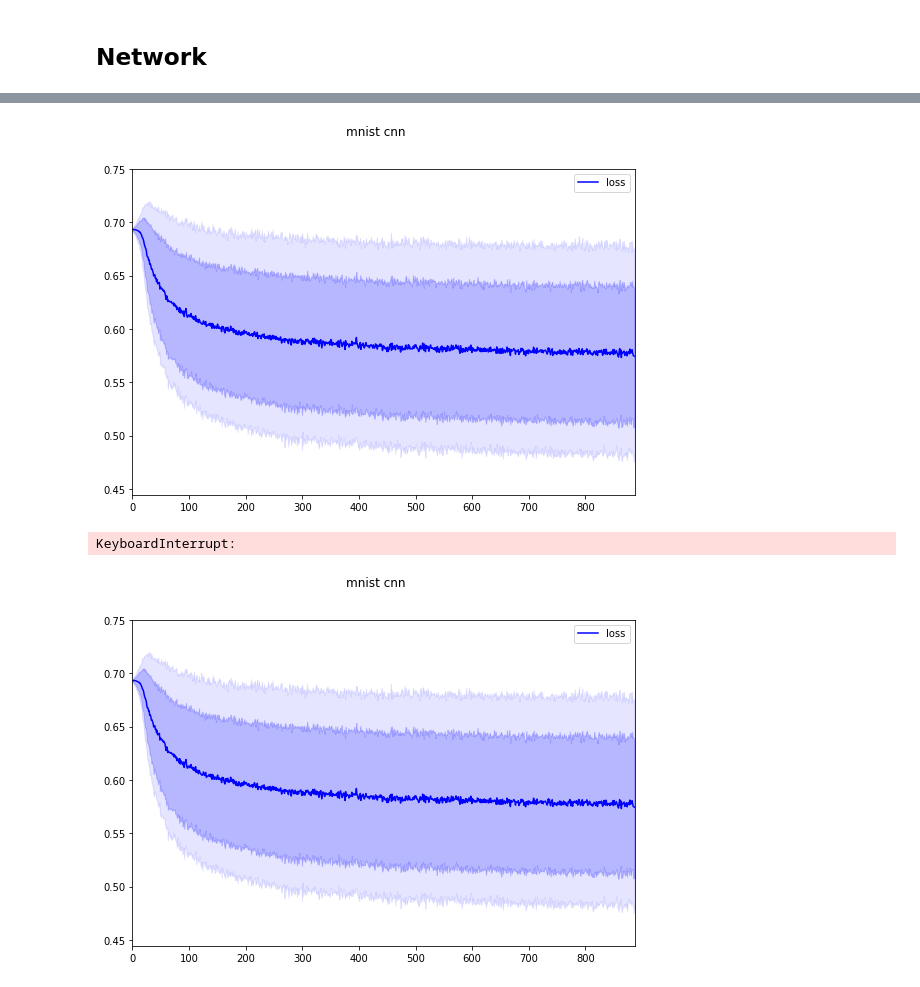
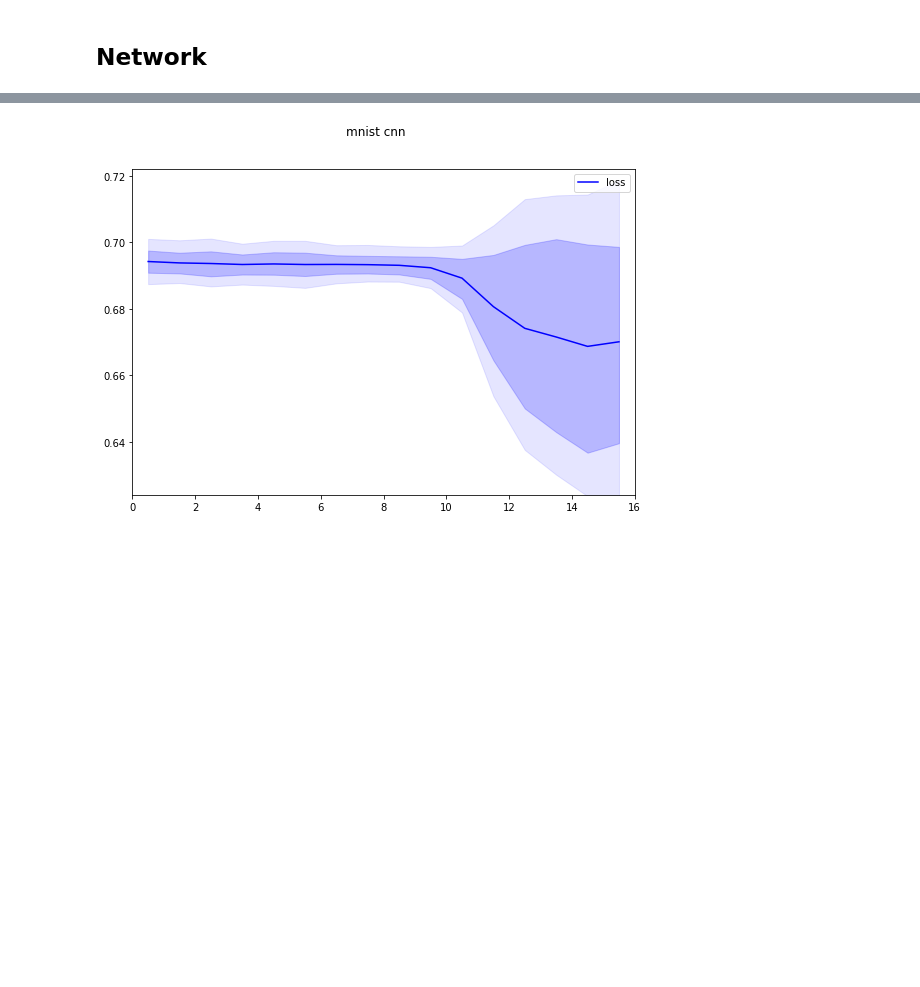
Before and after one commit to HSE-LAMBDA/unlabeled_learning, a Jupyter notebook: MNIST-rotated-CNN.ipynb, the cells around one changed output, grey strips where cells are left out. Drawn from its saved outputs; the diff is of its cells as text; code cells hidden in the pictures; blank space fills up the shorter version.

Commit message:
Updated MNIST

```diff
--- a/MNIST-rotated-CNN.ipynb
+++ b/MNIST-rotated-CNN.ipynb
@@ -141,7 +153,8 @@ f, = nn(X)
 # %%
 losses = y * T.nnet.softplus(-f) + (1 - y) * T.nnet.softplus(f)
 
-loss = T.mean(w * losses)
+pure_loss = T.mean(w * losses)
+loss = pure_loss + 1.0e-3 * nn.reg_l2()
 # %%
 grad = theano.grad(T.sum(losses), nn.params())
 
@@ -153,37 +166,35 @@ get_grad_norm = theano.function([X, y], grad_norm)
 # %%
 learning_rate = T.fscalar()
 
-upd, rst = resetable.adam(grad, nn.params(), learning_rate=learning_rate)
+upd, rst = resetable.adam(loss, nn.params(), learning_rate=learning_rate)
 
 train = theano.function(
     [X, y, w, learning_rate],
-    [loss, grad_norm],
+    [pure_loss, grad_norm],
     updates=upd, allow_input_downcast=True
 )
 
 reset = theano.function([], None, updates=rst)
-# %%
-watcher = SNNWatcher(title='mnist cnn', mode='fill')
-
-num_epoches = 1024
-num_batches = X_train.shape[0] // 32
-
-losses = np.ndarray(shape=(num_epoches, num_batches), dtype='float32')
-w = np.ones(shape=(X_train.shape[0], ), dtype='float32')
-
-stream = streams.inf_random(X_train.shape[0], batch_size=32)
-
-for i in range(num_epoches):
-    for j in range(num_batches):
-        indx = next(stream)
-        losses[i, j], _ = train(X_train[indx], y_train[indx], w[indx], 1.0e-3)
-
-    watcher.draw(losses[:(i + 1)])
-# %% [output]
-[figure, removed]
-KeyboardInterrupt:
-[figure, removed]
 # %%
 predict = theano.function([X], T.nnet.sigmoid(f))
+# %%
+watcher = SNNWatcher(title='mnist cnn', mode='fill')
+
+num_epoches = 1024
+num_batches = X_train.shape[0] // 32
+
+losses = np.ndarray(shape=(num_epoches, num_batches), dtype='float32')
+w = np.ones(shape=(X_train.shape[0], ), dtype='float32')
+
+stream = streams.inf_random(X_train.shape[0], batch_size=32)
+
+for i in range(num_epoches):
+    for j in range(num_batches):
+        indx = next(stream)
+        losses[i, j], _ = train(X_train[indx], y_train[indx], w[indx], 1.0e-5)
+
+    watcher.draw(losses[:(i + 1)])
+# %% [output]
+[figure, added]
 # %%
 predict(X_train[:10]).shape
```
Also changed, not shown: parts of 9 cells of this notebook.
